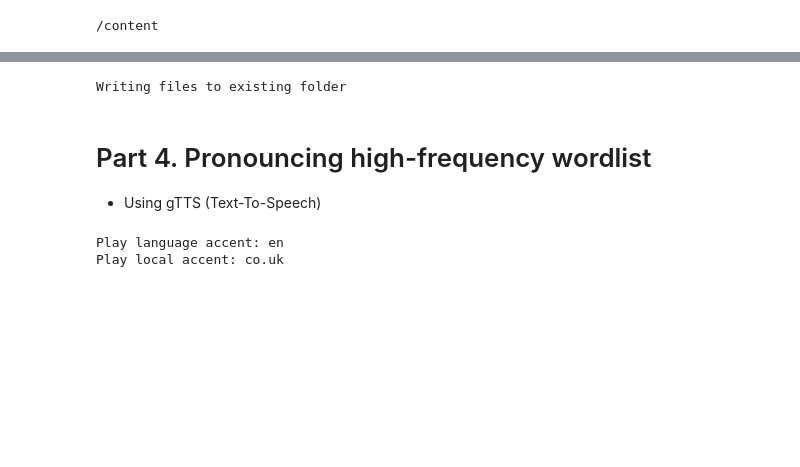
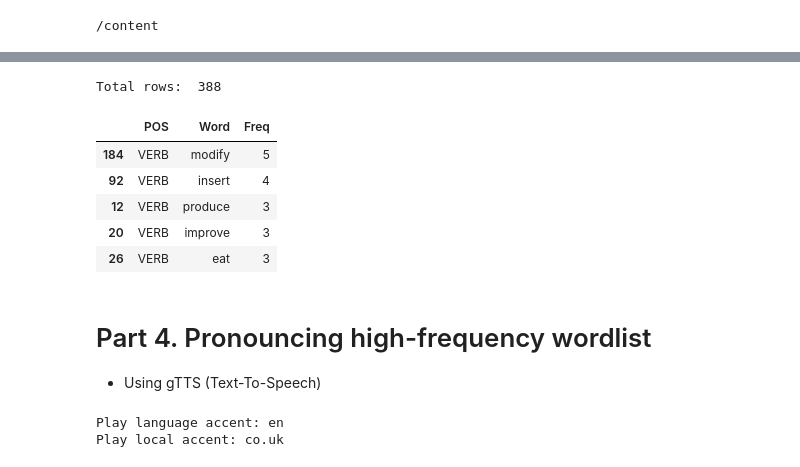
Before and after one commit to MK316/pketa22, a Jupyter notebook: Demo_lessons.ipynb, the cells around one changed output, grey strips where cells are left out. Saved outputs shown, nothing was run; the diff lists cells and outputs as text; code cells hidden in the pictures; blank space fills up the shorter version.

```diff
--- a/Demo_lessons.ipynb
+++ b/Demo_lessons.ipynb
@@ -253,7 +254,7 @@ df1.to_csv(r'/content/freqlist_%d.csv'%n,index=False)
 4    text5        1002  About 9,500 years ago, ancient accountants in ...
 # %%
 #@markdown 🌱  Words with frequency greater than N
-occurrences = "7" #@param ["3", "5","7","10","15","20"]
+occurrences = "20" #@param ["3", "5","7","10","15","20"]
 n = int(occurrences)
 
 
@@ -414,7 +441,45 @@ print(mydata1)
-# %%
-ct.write_corpus("tagged_txt",ct.tag(mydata1))
-# %% [output]
-Writing files to existing folder
+# %%
+#@markdown Tagged text to a dataframe(csv) df5)
+
+import pandas as pd
+
+data_dict = tagged_freq
+data_items = data_dict.items()
+data_list = list(data_items)
+df5 = pd.DataFrame(data_list)
+df5.columns = ["Tagged","Freq"]
+
+tagged = df5["Tagged"]
+pos = []
+word = []
+
+for i in range(0, len(tagged)):
+  w = tagged[i]
+  ws = w.split("_")
+  word.append(ws[0])
+  pos.append(ws[1])
+
+# Add new columns to the dataframe
+
+df5["POS"] = pos
+df5["Word"] = word
+
+# Rearranging column order (remove Tagged column)
+cols = ["POS","Word","Freq"]
+df5 = df5[cols]
+
+# Sort by POS and Freq
+df5 = df5.sort_values(by=['POS', 'Freq'], ascending = False)
+print("Total rows: ", len(df))
+df5.head()
+# %% [output]
+Total rows:  388
+|  | POS | Word | Freq |
+| 184 | VERB | modify | 5 |
+| 92 | VERB | insert | 4 |
+| 12 | VERB | produce | 3 |
+| 20 | VERB | improve | 3 |
+| 26 | VERB | eat | 3 |
 # %% [markdown]
 # Part 4. Pronouncing high-frequency wordlist
 
```
Also changed, not shown: parts of 25 cells of this notebook.
